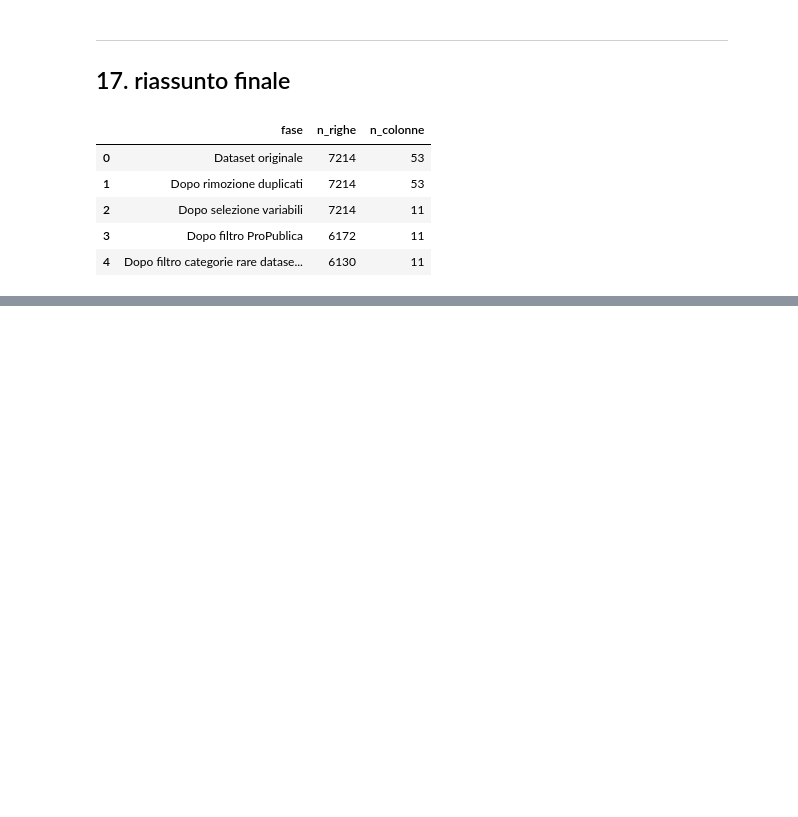
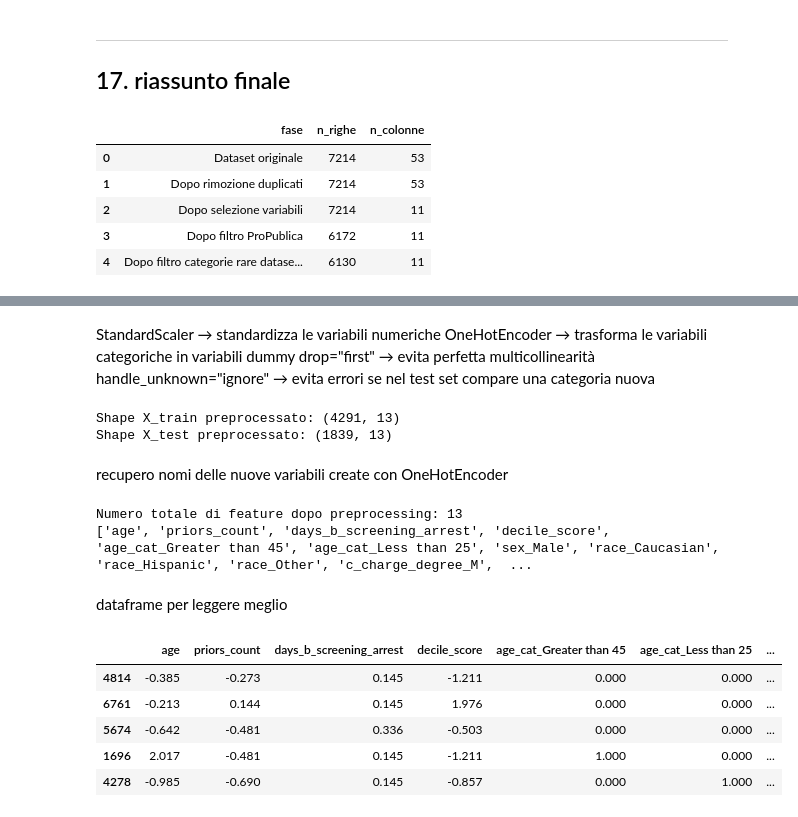
Before and after one commit to anna8987/tesi-COMPAS, a Jupyter notebook: tesiCOMPAS.ipynb, the cells around one changed output, grey strips where cells are left out. Saved outputs shown, nothing was run; the diff lists cells and outputs as text; code cells hidden in the pictures; blank space fills up the shorter version.

```diff
--- a/tesiCOMPAS.ipynb
+++ b/tesiCOMPAS.ipynb
@@ -910,0 +1091,66 @@ Shape finale: (6130, 11)
+# %%
+from sklearn.compose import ColumnTransformer
+from sklearn.preprocessing import StandardScaler, OneHotEncoder
+
+preprocessor = ColumnTransformer(
+    transformers=[
+        ("num", StandardScaler(), numeric_features),
+        ("cat", OneHotEncoder(drop="first", handle_unknown="ignore"), categorical_features)
+    ]
+)
+# %% [markdown]
+StandardScaler → standardizza le variabili numeriche
+OneHotEncoder → trasforma le variabili categoriche in variabili dummy
+drop="first" → evita perfetta multicollinearità
+handle_unknown="ignore" → evita errori se nel test set compare una categoria nuova
+# %%
+X_train_preprocessed = preprocessor.fit_transform(X_train)
+X_test_preprocessed = preprocessor.transform(X_test)
+
+print("Shape X_train preprocessato:", X_train_preprocessed.shape)
+print("Shape X_test preprocessato:", X_test_preprocessed.shape)
+# %% [output]
+Shape X_train preprocessato: (4291, 13)
+Shape X_test preprocessato: (1839, 13)
+# %% [markdown]
+recupero nomi delle nuove variabili create con OneHotEncoder
+# %%
+# Nomi delle feature numeriche
+num_feature_names = numeric_features
+
+# Nomi delle feature categoriche trasformate
+cat_feature_names = preprocessor.named_transformers_["cat"].get_feature_names_out(categorical_features)
+
+# Nomi finali di tutte le feature
+feature_names = list(num_feature_names) + list(cat_feature_names)
+
+print("Numero totale di feature dopo preprocessing:", len(feature_names))
+print(feature_names)
+# %% [output]
+Numero totale di feature dopo preprocessing: 13
+['age', 'priors_count', 'days_b_screening_arrest', 'decile_score', 'age_cat_Greater than 45', 'age_cat_Less than 25', 'sex_Male', 'race_Caucasian', 'race_Hispanic', 'race_Other', 'c_charge_degree_M',  ...
+# %% [markdown]
+dataframe per leggere meglio
+# %%
+# Creazione dei DataFrame preprocessati
+
+X_train_preprocessed_df = pd.DataFrame(
+    X_train_preprocessed.toarray() if hasattr(X_train_preprocessed, "toarray") else X_train_preprocessed,
+    columns=feature_names,
+    index=X_train.index
+)
+
+X_test_preprocessed_df = pd.DataFrame(
+    X_test_preprocessed.toarray() if hasattr(X_test_preprocessed, "toarray") else X_test_preprocessed,
+    columns=feature_names,
+    index=X_test.index
+)
+
+display(X_train_preprocessed_df.head())
+# %% [output]
+|  | age | priors_count | days_b_screening_arrest | decile_score | age_cat_Greater than 45 | age_cat_Less than 25 | ... |
+| 4814 | -0.385 | -0.273 | 0.145 | -1.211 | 0.000 | 0.000 | ... |
+| 6761 | -0.213 | 0.144 | 0.145 | 1.976 | 0.000 | 0.000 | ... |
+| 5674 | -0.642 | -0.481 | 0.336 | -0.503 | 0.000 | 0.000 | ... |
+| 1696 | 2.017 | -0.481 | 0.145 | -1.211 | 1.000 | 0.000 | ... |
+| 4278 | -0.985 | -0.690 | 0.145 | -0.857 | 0.000 | 1.000 | ... |
```
Also changed, not shown: parts of 16 cells of this notebook, 1 other file.
